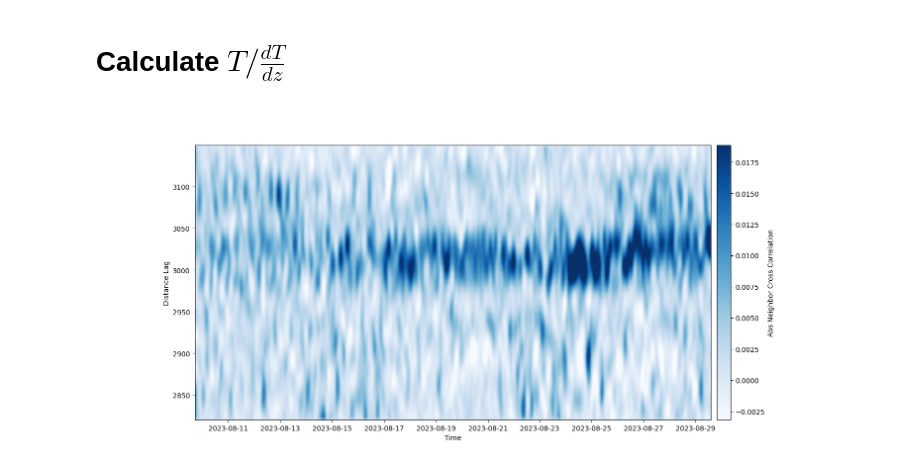
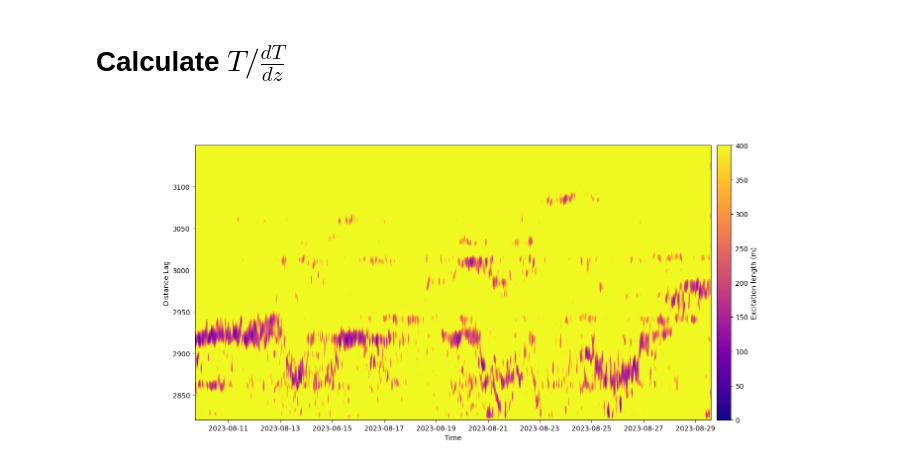
Before and after one commit to ericeberg3/UW_research, a Jupyter notebook: DTS_small_scale.ipynb, the cells around one changed output. Drawn from its saved outputs; the diff is of its cells as text; code cells hidden in the pictures.

```diff
--- a/DTS_small_scale.ipynb
+++ b/DTS_small_scale.ipynb
@@ -68,13 +68,18 @@ plot_times_zoomed = plot_times_zoomed_int.astype('datetime64')
 # filter = scipy.signal.butter(1, 0.0111, 'hp', fs=5, output='sos', analog=False) # 5 represents 5 second sampling rate
 # Band pass filter
 filtered_arr = scipy.ndimage.gaussian_filter(plot_arr, 10, axes=1)
-startt = datetime.datetime(2023, 8, 15, 8)
-endt = datetime.datetime(2023, 8, 16, 16)
+# startt = datetime.datetime(2023, 8, 15, 8)
+# endt = datetime.datetime(2023, 8, 16, 16)
+startt = datetime.datetime(2023, 8, 16, 8)
+endt = datetime.datetime(2023, 8, 20, 16)
 startind_t = np.absolute(plot_times - startt).argmin()
 endind_t = np.absolute(plot_times - endt).argmin()
 
-startind_d = np.absolute(plot_dists - 2940).argmin()
-endind_d = np.absolute(plot_dists - 3000).argmin()
+# startind_d = np.absolute(plot_dists - 2940).argmin()
+# endind_d = np.absolute(plot_dists - 3000).argmin()
+
+startind_d = np.absolute(plot_dists - 2900).argmin()
+endind_d = np.absolute(plot_dists - 3300).argmin()
 
 filtered_arr = scipy.ndimage.gaussian_filter(filtered_arr[startind_t:endind_t, startind_d:endind_d], 1.2)
 plot_times_zoomed = plot_times[startind_t:endind_t]
@@ -217,23 +211,23 @@ plt.show()
 # %% [markdown]
 # Calculate $T/\frac{dT}{dz}$
 # %%
-dtdz = np.gradient(filtered_arr, axis=1)
+dtdz = np.abs(filtered_arr/scipy.ndimage.gaussian_filter(filtered_arr, 10, order=1, axes=1))
 
 fig, ax = plt.subplots(figsize=(2.5*6.4,1.5*4.8))
 im1 = ax.imshow(dtdz.T, origin='lower',
            aspect='auto',
             extent=[plot_times[0], plot_times[-1],
                    plot_dists[0], plot_dists[-1]],
-            cmap='Blues',
-            vmin=np.percentile(dtdz[~np.isnan(dtdz)],1),
-            vmax=np.percentile(dtdz[~np.isnan(dtdz)],99),
+            cmap='plasma',
+            vmin=0,
+            vmax=400,
             )
 
 ax.set_ylabel('Distance Lag')
 ax.set_xlabel('Time')
 
 cbar = fig.colorbar(im1, pad=0.01)
-cbar.set_label('Abs Neighbor Cross Correlation')
+cbar.set_label('Excitation length (m)')
 plt.show()
 # %% [output]
-[figure, old version]
+[figure, new version]
```
Also changed, not shown: parts of 3 cells of this notebook, 1 other file.
